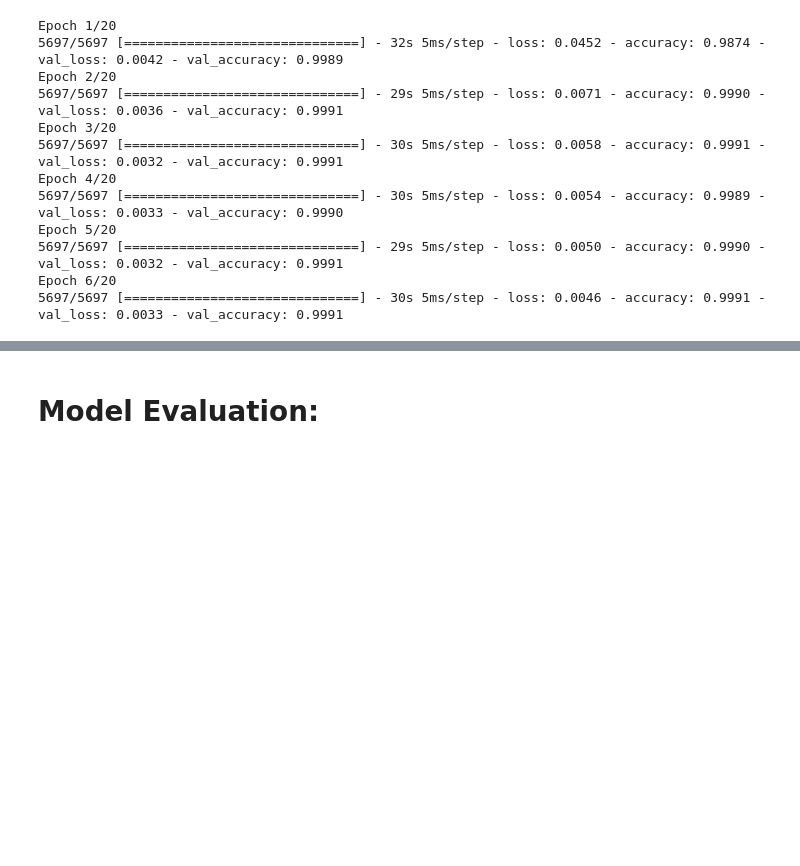
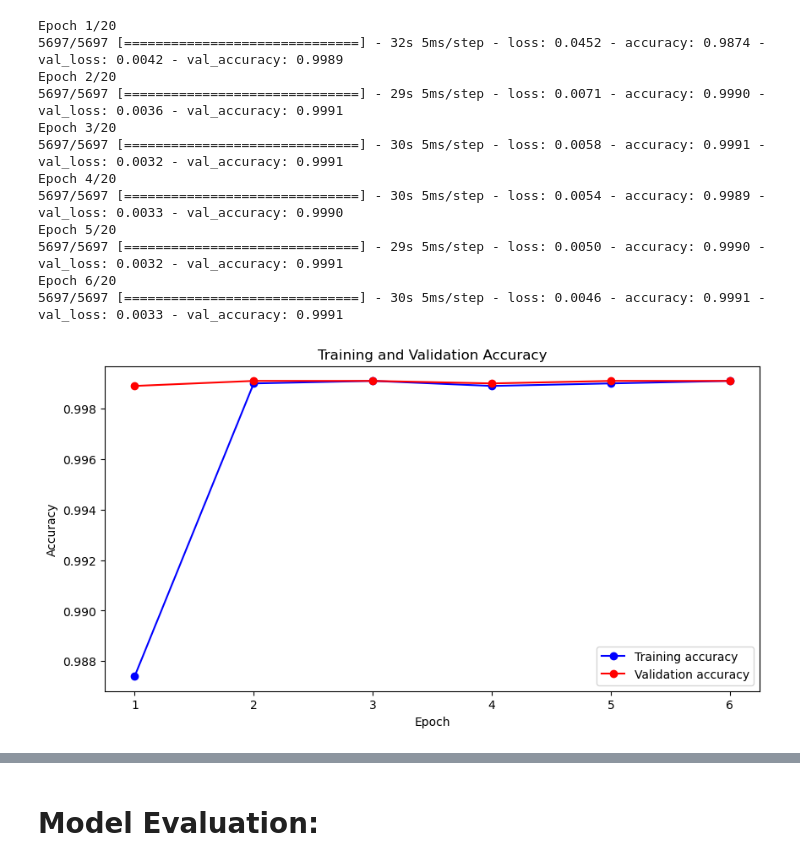
Before and after one commit to chrischukwuka2022/Msc_Data_Analystic_Thesis_2023, a Jupyter notebook: Capstone_Project.ipynb, the cells around one changed output, grey strips where cells are left out. Cells and saved outputs as stored; diff of their text form; code cells hidden in the pictures; blank space fills up the shorter version.

```diff
--- a/Capstone_Project.ipynb
+++ b/Capstone_Project.ipynb
@@ -950,3 +962,24 @@ Epoch 5/20
 5697/5697 [==============================] - 29s 5ms/step - loss: 0.0050 - accuracy: 0.9990 - val_loss: 0.0032 - val_accuracy: 0.9991
 Epoch 6/20
 5697/5697 [==============================] - 30s 5ms/step - loss: 0.0046 - accuracy: 0.9991 - val_loss: 0.0033 - val_accuracy: 0.9991
+# %%
+import matplotlib.pyplot as plt
+
+# Manually extracted accuracy values for training and validation sets
+train_accuracy = [0.9874, 0.9990, 0.9991, 0.9989, 0.9990, 0.9991]
+val_accuracy = [0.9989, 0.9991, 0.9991, 0.9990, 0.9991, 0.9991]
+
+# Epochs are simply the range from 1 to the number of epochs you have data for
+epochs = range(1, len(train_accuracy) + 1)
+
+# Plotting training and validation accuracy
+plt.figure(figsize=(10, 5))
+plt.plot(epochs, train_accuracy, 'bo-', label='Training accuracy')
+plt.plot(epochs, val_accuracy, 'ro-', label='Validation accuracy')
+plt.title('Training and Validation Accuracy')
+plt.xlabel('Epoch')
+plt.ylabel('Accuracy')
+plt.legend()
+plt.show()
+# %% [output]
+[figure, added]
```
Also changed, not shown: parts of 4 cells of this notebook.
